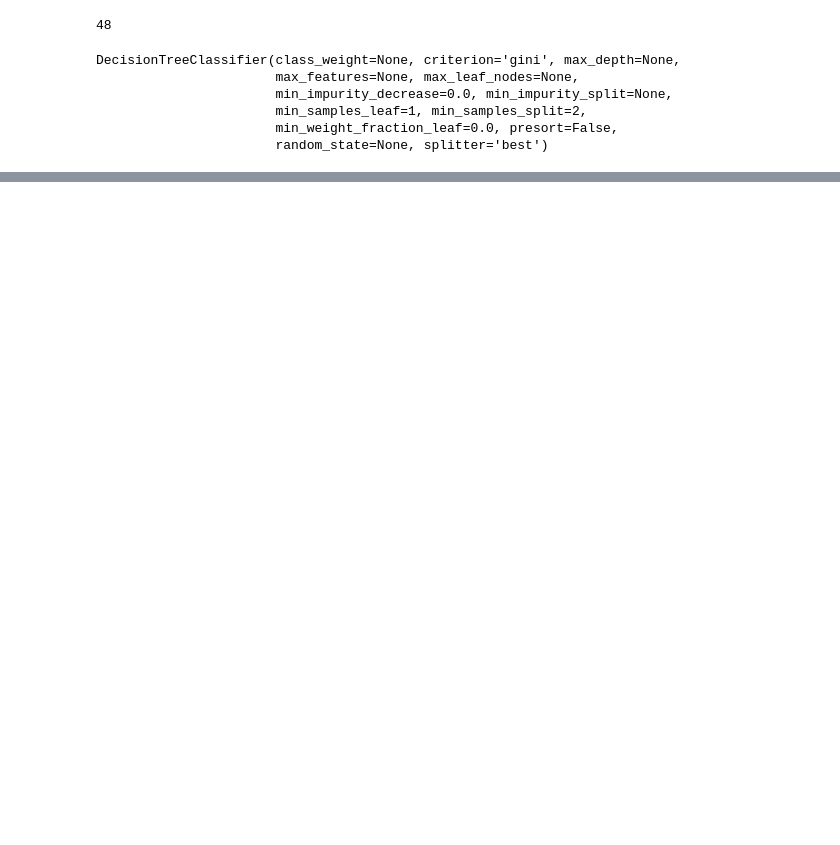
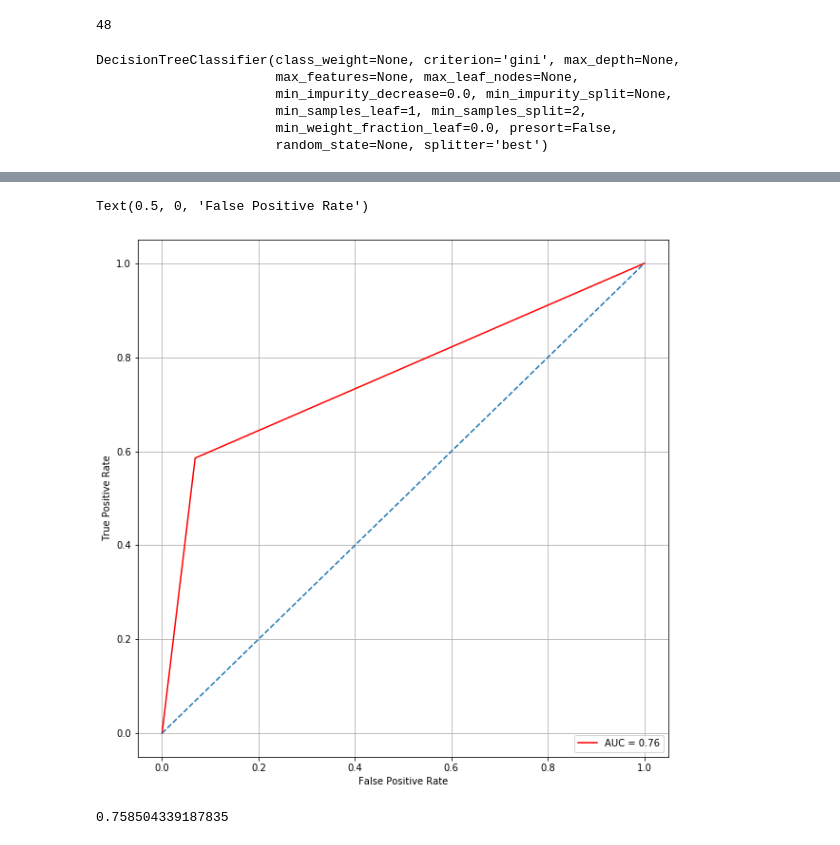
Before and after one commit to tkong1998/hotel-booking-demand, a Jupyter notebook: decision_tree.ipynb, the cells around one changed output, grey strips where cells are left out. Saved outputs shown, nothing was run; the diff lists cells and outputs as text; code cells hidden in the pictures; blank space fills up the shorter version.

Commit message:
finished decision tree

```diff
--- a/decision_tree.ipynb
+++ b/decision_tree.ipynb
@@ -107,6 +116,6 @@ Y = data[label]
 # %%
 model = DecisionTreeClassifier()
-model.fit(X,Y)
+model.fit(X_train,y_train)
 # %% [output]
 DecisionTreeClassifier(class_weight=None, criterion='gini', max_depth=None,
                        max_features=None, max_leaf_nodes=None,
@@ -366,0 +266,4 @@ DTM.best_score_
+# %%
+model = DecisionTreeClassifier(max_depth=7,max_features=20,max_leaf_nodes=13000)
+# %%
+model.fit(X_train,y_train)
@@ -366,0 +277,2 @@ DTM.best_score_
+# %%
+y_pred = model.predict(X_test)
@@ -366,0 +299,17 @@ DTM.best_score_
+# %%
+fpr, tpr, thresholds = metrics.roc_curve(y_test,y_pred,pos_label=1)
+roc_auc = metrics.auc(fpr, tpr)
+plt.figure(figsize = (10,10))
+plt.plot(fpr, tpr, color = 'red', label = 'AUC = %0.2f' % roc_auc)
+plt.legend(loc = 'lower right')
+plt.plot([0, 1], [0, 1], linestyle = '--')
+plt.grid(True)
+plt.ylabel('True Positive Rate')
+plt.xlabel('False Positive Rate')
+# %% [output]
+Text(0.5, 0, 'False Positive Rate')
+[figure, added]
+# %%
+metrics.auc(fpr, tpr)
+# %% [output]
+0.758504339187835
```
Also changed, not shown: parts of 25 cells of this notebook.
